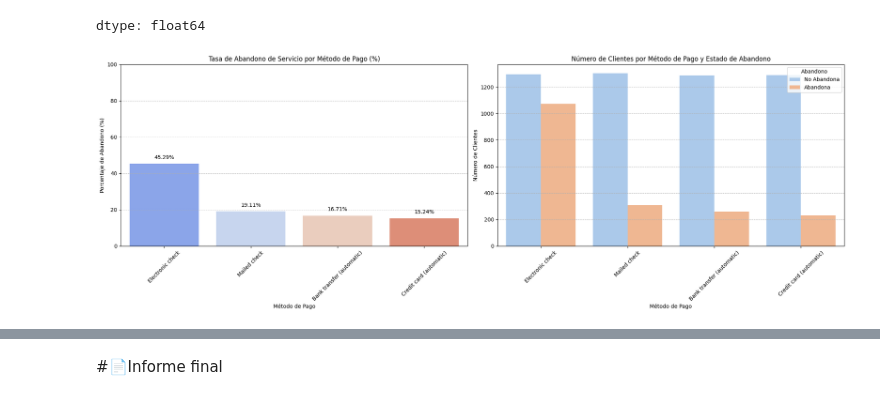
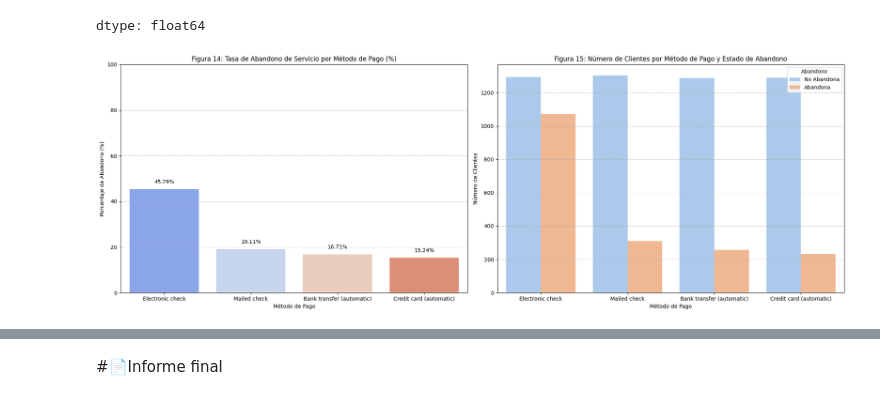
Before and after one commit to Ser2k2/challenge2-data-science-latam, a Jupyter notebook: TelecomX_LATAM.ipynb, the cells around one changed output, grey strips where cells are left out. Saved outputs shown, nothing was run; the diff lists cells and outputs as text; code cells hidden in the pictures.

```diff
--- a/TelecomX_LATAM.ipynb
+++ b/TelecomX_LATAM.ipynb
@@ -1734,7 +1698,7 @@ fig, axes = plt.subplots(1, 2, figsize=(16, 6)) # 1 fila, 2 columnas, tamaño to
 
 # --- Gráfico 1: Tasa de Abandono por Género (%) ---
 sns.barplot(x='Genero', y='Tasa_Abandono', hue='Genero', data=plot_df_tasa, palette='viridis', legend=False, ax=axes[0])
-axes[0].set_title('Tasa de Abandono de Servicio por Género (%)')
+axes[0].set_title('Figura 10: Tasa de Abandono de Servicio por Género (%)')
 axes[0].set_xlabel('Género')
 axes[0].set_ylabel('Porcentaje de Abandono (%)')
 axes[0].set_ylim(0, 100)
@@ -1746,7 +1710,7 @@ for index, value in enumerate(plot_df_tasa['Tasa_Abandono']):
 
 # --- Gráfico 2: Número de Clientes por Género y Estado de Abandono ---
 sns.countplot(x='Genero', hue='Abandono_Servicio', data=df_M, palette='pastel', ax=axes[1])
-axes[1].set_title('Número de Clientes por Género y Estado de Abandono')
+axes[1].set_title('Figura 11: Número de Clientes por Género y Estado de Abandono')
 axes[1].set_xlabel('Género')
 axes[1].set_ylabel('Número de Clientes')
 axes[1].legend(title='Abandono', labels=['No Abandona', 'Abandona'])
@@ -1797,7 +1765,7 @@ fig, axes = plt.subplots(1, 2, figsize=(18, 7)) # 1 fila, 2 columnas, ajusta el
 
 sns.barplot(x='Tipo_Contrato', y='Tasa_Abandono', hue='Tipo_Contrato',
             data=plot_df_tasa_contrato, palette='viridis', legend=False, ax=axes[0])
-axes[0].set_title('Tasa de Abandono de Servicio por Tipo de Contrato (%)')
+axes[0].set_title('Figura 12: Tasa de Abandono de Servicio por Tipo de Contrato (%)')
 axes[0].set_xlabel('Tipo de Contrato')
 axes[0].set_ylabel('Porcentaje de Abandono (%)')
 axes[0].set_ylim(0, 100) # Asegurar que el eje Y vaya de 0 a 100
@@ -1809,7 +1777,7 @@ for index, value in enumerate(plot_df_tasa_contrato['Tasa_Abandono']):
 
 # --- Gráfico 2: Número de Clientes por Tipo de Contrato y Estado de Abandono ---
 sns.countplot(x='Tipo_Contrato', hue='Abandono_Servicio', data=df_M, palette='pastel', ax=axes[1])
-axes[1].set_title('Número de Clientes por Tipo de Contrato y Estado de Abandono')
+axes[1].set_title('Figura 13: Número de Clientes por Tipo de Contrato y Estado de Abandono')
 axes[1].set_xlabel('Tipo de Contrato')
 axes[1].set_ylabel('Número de Clientes')
 axes[1].legend(title='Abandono', labels=['No Abandona', 'Abandona'])
@@ -1862,35 +1834,35 @@ plot_df_tasa_pago['Metodo_Pago'] = pd.Categorical(
 plot_df_tasa_pago = plot_df_tasa_pago.sort_values('Metodo_Pago')
 
 # --- Crear la figura y los dos subgráficos ---
 fig, axes = plt.subplots(1, 2, figsize=(20, 7)) # 1 fila, 2 columnas, ajusta el tamaño
 
 # --- Gráfico 1: Tasa de Abandono por Método de Pago (%) ---
 sns.barplot(x='Metodo_Pago', y='Tasa_Abandono', hue='Metodo_Pago',
             data=plot_df_tasa_pago, palette='coolwarm', legend=False, ax=axes[0])
-axes[0].set_title('Tasa de Abandono de Servicio por Método de Pago (%)')
+axes[0].set_title('Figura 14: Tasa de Abandono de Servicio por Método de Pago (%)')
 axes[0].set_xlabel('Método de Pago')
 axes[0].set_ylabel('Porcentaje de Abandono (%)')
 axes[0].set_ylim(0, 100) # Asegurar que el eje Y vaya de 0 a 100
 # Eliminar el argumento 'ha' que no es reconocido por tick_params
-axes[0].tick_params(axis='x', rotation=45)
+axes[0].tick_params(axis='x', rotation=0)
 axes[0].grid(axis='y', linestyle='--', alpha=0.7)
 
 # Añadir los valores en la parte superior de las barras
 for index, value in enumerate(plot_df_tasa_pago['Tasa_Abandono']):
     axes[0].text(index, value + 2, f'{value:.2f}%', ha='center', va='bottom', fontsize=10)
 
 # --- Gráfico 2: Número de Clientes por Método de Pago y Estado de Abandono ---
 sns.countplot(x='Metodo_Pago', hue='Abandono_Servicio', data=df_M, palette='pastel', ax=axes[1],
               order=orden_metodo_pago) # Usar el mismo orden para consistencia
-axes[1].set_title('Número de Clientes por Método de Pago y Estado de Abandono')
+axes[1].set_title('Figura 15: Número de Clientes por Método de Pago y Estado de Abandono')
 axes[1].set_xlabel('Método de Pago')
 axes[1].set_ylabel('Número de Clientes')
 axes[1].legend(title='Abandono', labels=['No Abandona', 'Abandona'])
 # Eliminar el argumento 'ha' que no es reconocido por tick_params
-axes[1].tick_params(axis='x', rotation=45)
+axes[1].tick_params(axis='x', rotation=0)
 axes[1].grid(axis='y', linestyle='--', alpha=0.7)
 
 plt.tight_layout() # Ajusta automáticamente los parámetros del subgráfico
 plt.show()
 # %% [output]
-[figure, old version]
+[figure, new version]
```
Also changed, not shown: parts of 77 cells of this notebook.
